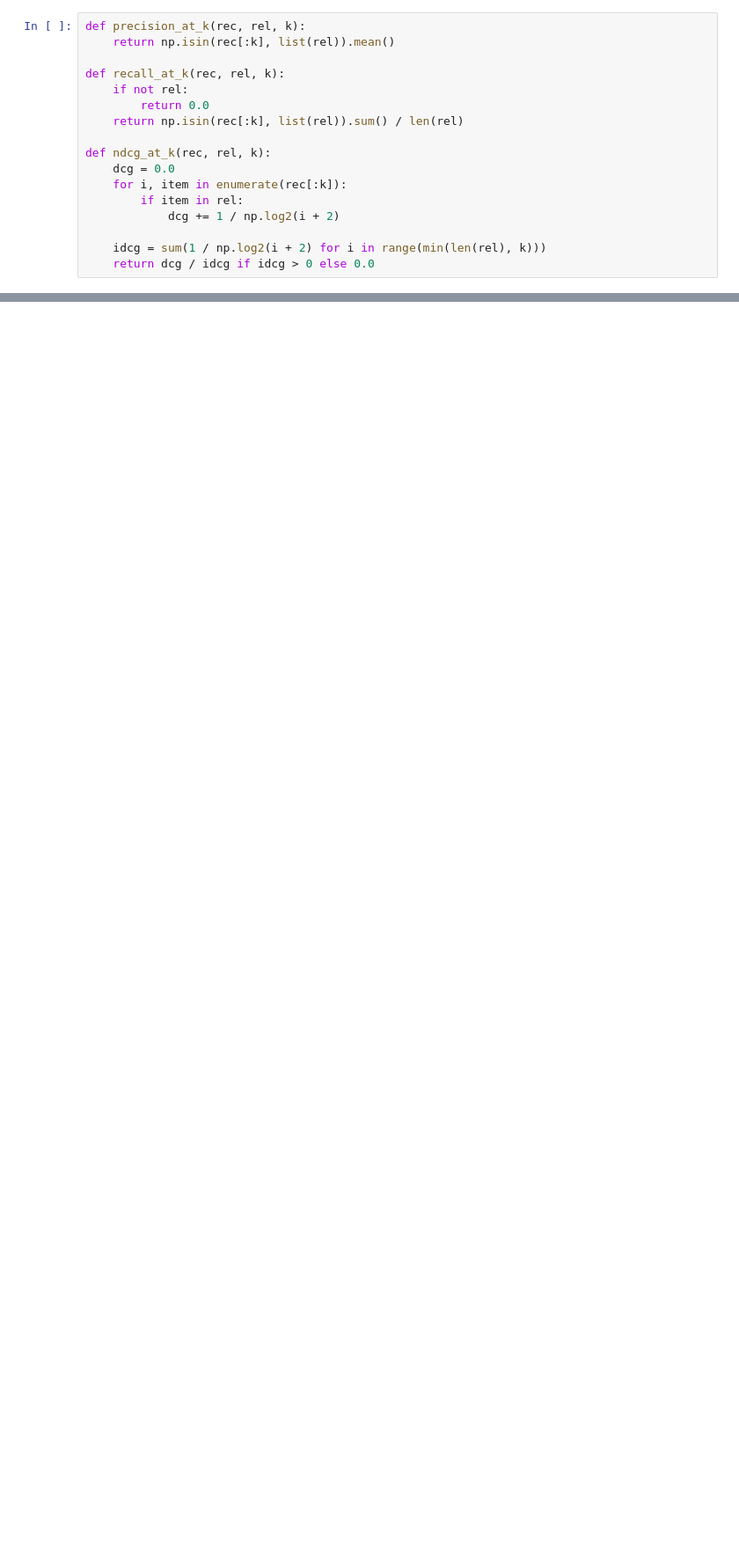
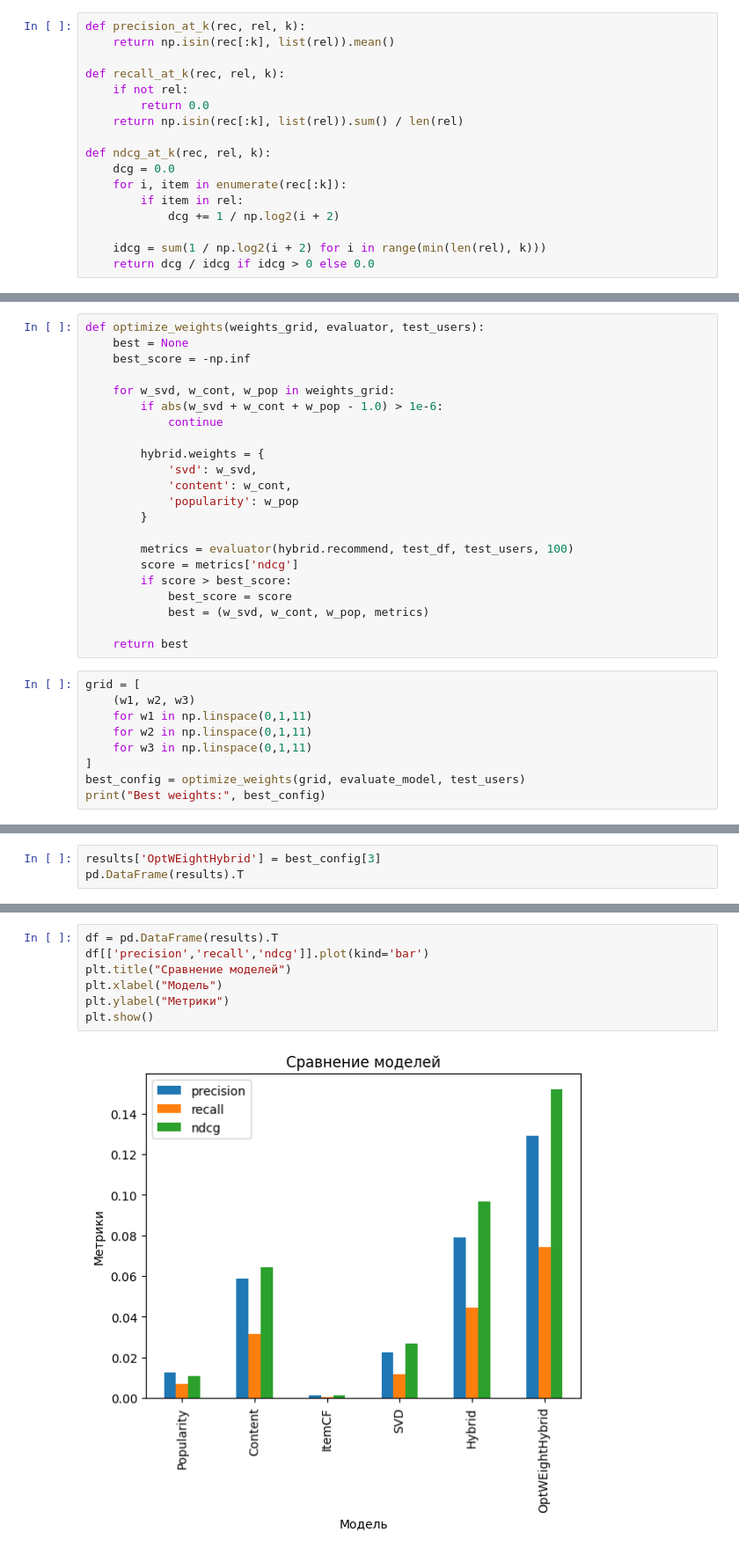
Before and after one commit to TSYYH/mephi, a Jupyter notebook: rec_sys/sess/Сырников_sess.ipynb, the cells around one changed output, grey strips where cells are left out. Shown at 88% size. Cells and saved outputs as stored; diff of their text form; blank space fills up the shorter version.

```diff
--- a/rec_sys/sess/Сырников_sess.ipynb
+++ b/rec_sys/sess/Сырников_sess.ipynb
@@ -767,0 +1250,31 @@ results_df
+# %%
+def optimize_weights(weights_grid, evaluator, test_users):
+    best = None
+    best_score = -np.inf
+
+    for w_svd, w_cont, w_pop in weights_grid:
+        if abs(w_svd + w_cont + w_pop - 1.0) > 1e-6:
+            continue
+
+        hybrid.weights = {
+            'svd': w_svd,
+            'content': w_cont,
+            'popularity': w_pop
+        }
+
+        metrics = evaluator(hybrid.recommend, test_df, test_users, 100)
+        score = metrics['ndcg']
+        if score > best_score:
+            best_score = score
+            best = (w_svd, w_cont, w_pop, metrics)
+
+    return best
+# %%
+grid = [
+    (w1, w2, w3)
+    for w1 in np.linspace(0,1,11)
+    for w2 in np.linspace(0,1,11)
+    for w3 in np.linspace(0,1,11)
+]
+best_config = optimize_weights(grid, evaluate_model, test_users)
+print("Best weights:", best_config)
@@ -767,0 +1283,3 @@ results_df
+# %%
+results['OptWEightHybrid'] = best_config[3]
+pd.DataFrame(results).T
@@ -767,0 +1294,9 @@ results_df
+# %%
+df = pd.DataFrame(results).T
+df[['precision','recall','ndcg']].plot(kind='bar')
+plt.title("Сравнение моделей")
+plt.xlabel("Модель")
+plt.ylabel("Метрики")
+plt.show()
+# %% [output]
+[figure, added]
```
Also changed, not shown: parts of 33 cells of this notebook.
